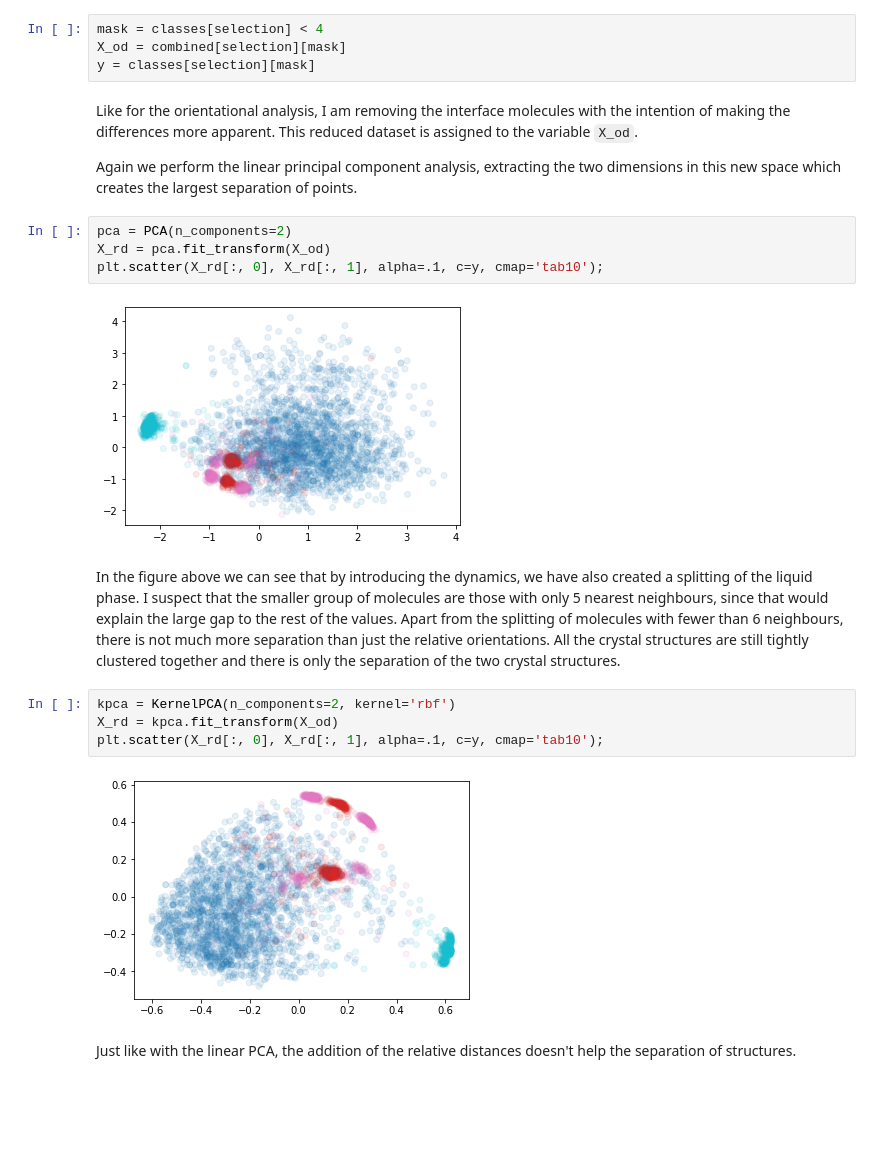
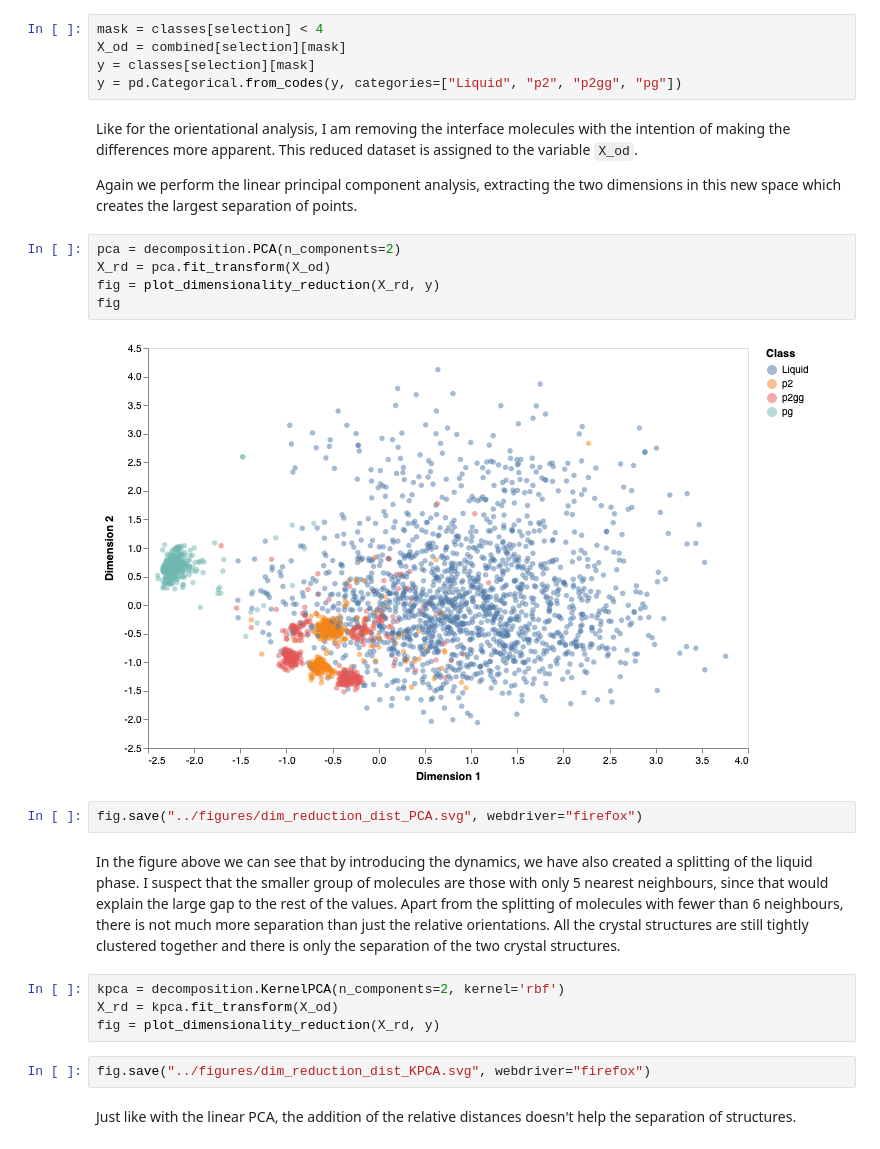
Before and after one commit to malramsay64/MLCrystals, a Jupyter notebook: notebooks/02_Features.ipynb, the cells around one changed output. Drawn from its saved outputs; the diff is of its cells as text; blank space fills up the shorter version.

```diff
--- a/notebooks/02_Features.ipynb
+++ b/notebooks/02_Features.ipynb
@@ -268,6 +275,7 @@ with a maximum around 3.
 mask = classes[selection] < 4
 X_od = combined[selection][mask]
 y = classes[selection][mask]
+y = pd.Categorical.from_codes(y, categories=["Liquid", "p2", "p2gg", "pg"])
 # %% [markdown]
 Like for the orientational analysis,
 I am removing the interface molecules
@@ -278,11 +286,14 @@ Again we perform the linear principal component analysis,
 extracting the two dimensions in this new space
 which creates the largest separation of points.
 # %%
-pca = PCA(n_components=2)
+pca = decomposition.PCA(n_components=2)
 X_rd = pca.fit_transform(X_od)
-plt.scatter(X_rd[:, 0], X_rd[:, 1], alpha=.1, c=y, cmap='tab10');
+fig = plot_dimensionality_reduction(X_rd, y)
+fig
 # %% [output]
-[figure, old version]
+[figure, new version]
+# %%
+fig.save("../figures/dim_reduction_dist_PCA.svg", webdriver="firefox")
 # %% [markdown]
 In the figure above we can see that by introducing the dynamics,
 we have also created a splitting of the liquid phase.
@@ -294,11 +305,11 @@ there is not much more separation than just the relative orientations.
 All the crystal structures are still tightly clustered together
 and there is only the separation of the two crystal structures.
 # %%
-kpca = KernelPCA(n_components=2, kernel='rbf')
+kpca = decomposition.KernelPCA(n_components=2, kernel='rbf')
 X_rd = kpca.fit_transform(X_od)
-plt.scatter(X_rd[:, 0], X_rd[:, 1], alpha=.1, c=y, cmap='tab10');
+fig = plot_dimensionality_reduction(X_rd, y)
-# %% [output]
-[figure, removed]
+# %%
+fig.save("../figures/dim_reduction_dist_KPCA.svg", webdriver="firefox")
 # %% [markdown]
 Just like with the linear PCA,
 the addition of the relative distances
```
Also changed, not shown: parts of 12 cells of this notebook.
